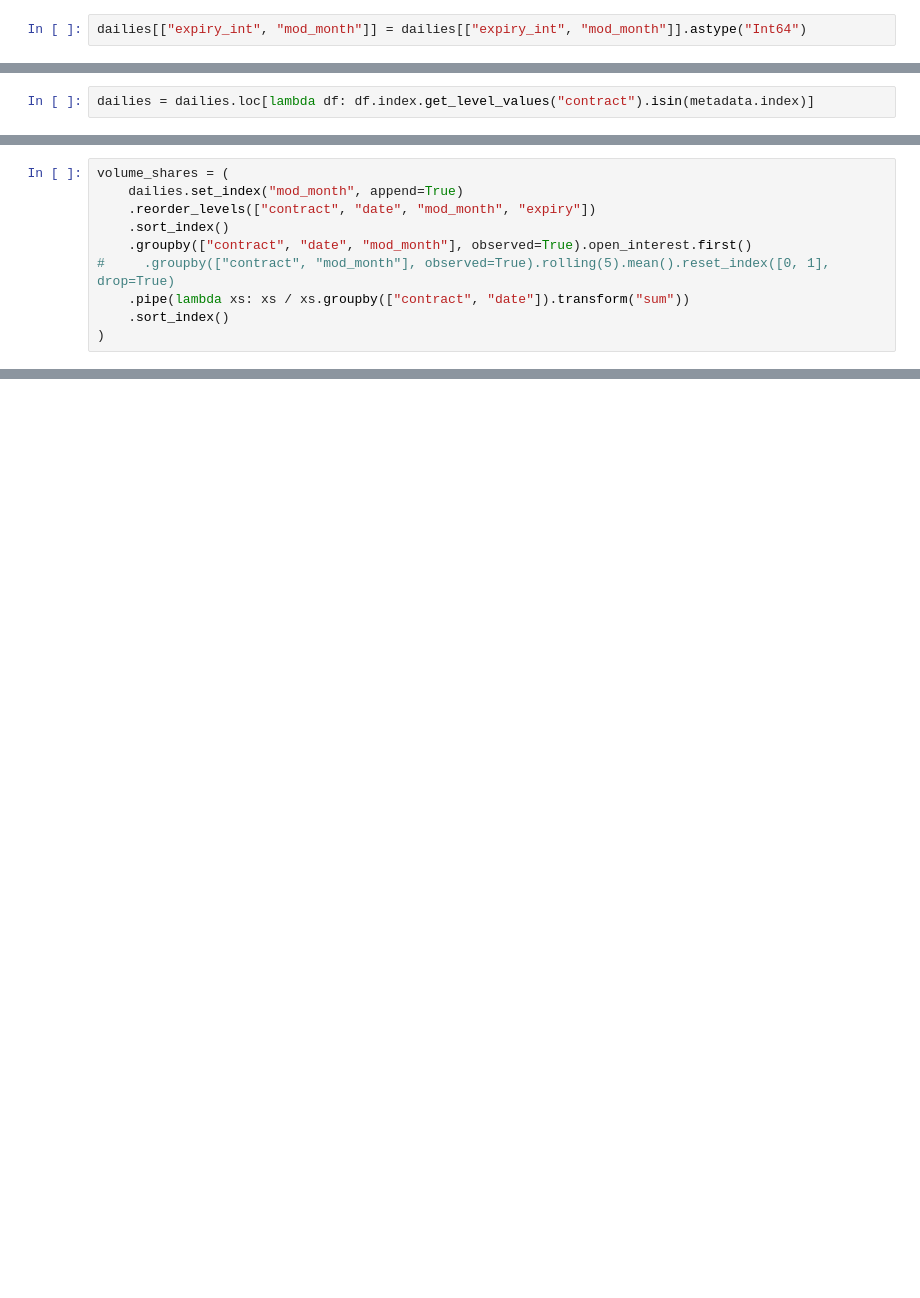
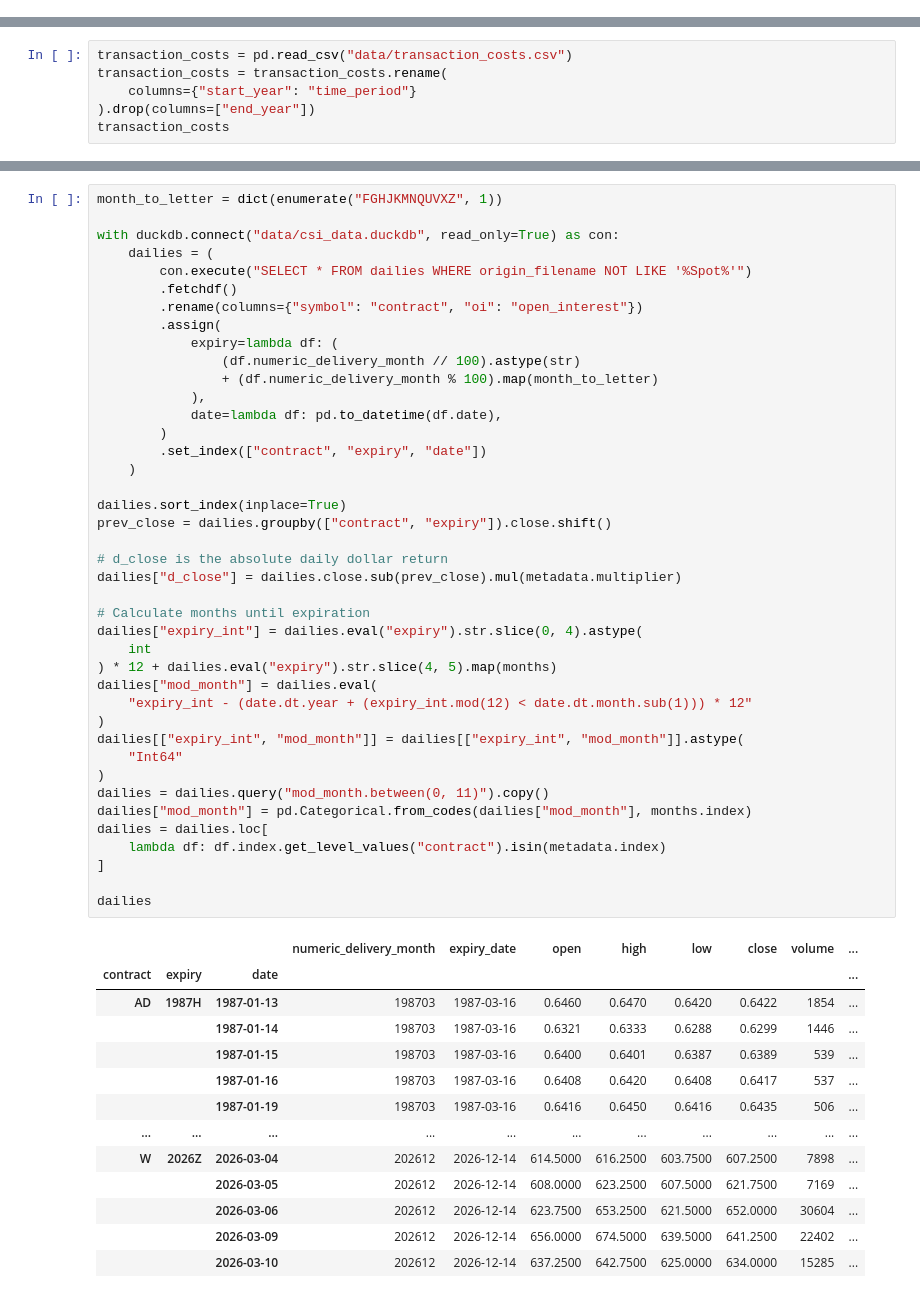
Before and after one commit to chiaolun/trend_following, a Jupyter notebook: analysis.ipynb, the cells around one changed output, grey strips where cells are left out. Cells and saved outputs as stored; diff of their text form; blank space fills up the shorter version.

```diff
--- a/analysis.ipynb
+++ b/analysis.ipynb
@@ -153,2 +0,0 @@ dailies["mod_month"] = dailies.eval(
-# %%
-dailies[["expiry_int", "mod_month"]] = dailies[["expiry_int", "mod_month"]].astype("Int64")
@@ -159,2 +0,0 @@ dailies["mod_month"] = pd.Categorical.from_codes(dailies["mod_month"], months.in
-# %%
-dailies = dailies.loc[lambda df: df.index.get_level_values("contract").isin(metadata.index)]
@@ -254,10 +0,0 @@ with PdfPages('reports/expiry_volumes.pdf') as pdf:
-# %%
-volume_shares = (
-    dailies.set_index("mod_month", append=True)
-    .reorder_levels(["contract", "date", "mod_month", "expiry"])
-    .sort_index()
-    .groupby(["contract", "date", "mod_month"], observed=True).open_interest.first()
-#     .groupby(["contract", "mod_month"], observed=True).rolling(5).mean().reset_index([0, 1], drop=True)
-    .pipe(lambda xs: xs / xs.groupby(["contract", "date"]).transform("sum"))
-    .sort_index()
-)
@@ -795,0 +25,6 @@ dtype: float64
+# %%
+transaction_costs = pd.read_csv("data/transaction_costs.csv")
+transaction_costs = transaction_costs.rename(
+    columns={"start_year": "time_period"}
+).drop(columns=["end_year"])
+transaction_costs
@@ -795,0 +161,55 @@ dtype: float64
+# %%
+month_to_letter = dict(enumerate("FGHJKMNQUVXZ", 1))
+
+with duckdb.connect("data/csi_data.duckdb", read_only=True) as con:
+    dailies = (
+        con.execute("SELECT * FROM dailies WHERE origin_filename NOT LIKE '%Spot%'")
+        .fetchdf()
+        .rename(columns={"symbol": "contract", "oi": "open_interest"})
+        .assign(
+            expiry=lambda df: (
+                (df.numeric_delivery_month // 100).astype(str)
+                + (df.numeric_delivery_month % 100).map(month_to_letter)
+            ),
+            date=lambda df: pd.to_datetime(df.date),
+        )
+        .set_index(["contract", "expiry", "date"])
+    )
+
+dailies.sort_index(inplace=True)
+prev_close = dailies.groupby(["contract", "expiry"]).close.shift()
+
+# d_close is the absolute daily dollar return
+dailies["d_close"] = dailies.close.sub(prev_close).mul(metadata.multiplier)
+
+# Calculate months until expiration
+dailies["expiry_int"] = dailies.eval("expiry").str.slice(0, 4).astype(
+    int
+) * 12 + dailies.eval("expiry").str.slice(4, 5).map(months)
+dailies["mod_month"] = dailies.eval(
+    "expiry_int - (date.dt.year + (expiry_int.mod(12) < date.dt.month.sub(1))) * 12"
+)
+dailies[["expiry_int", "mod_month"]] = dailies[["expiry_int", "mod_month"]].astype(
+    "Int64"
+)
+dailies = dailies.query("mod_month.between(0, 11)").copy()
+dailies["mod_month"] = pd.Categorical.from_codes(dailies["mod_month"], months.index)
+dailies = dailies.loc[
+    lambda df: df.index.get_level_values("contract").isin(metadata.index)
+]
+
+dailies
+# %% [output]
+|  |  |  | numeric_delivery_month | expiry_date | open | high | low | close | volume | ... |
+| contract | expiry | date |  |  |  |  |  |  |  | ... |
+| AD | 1987H | 1987-01-13 | 198703 | 1987-03-16 | 0.6460 | 0.6470 | 0.6420 | 0.6422 | 1854 | ... |
+|  |  | 1987-01-14 | 198703 | 1987-03-16 | 0.6321 | 0.6333 | 0.6288 | 0.6299 | 1446 | ... |
+|  |  | 1987-01-15 | 198703 | 1987-03-16 | 0.6400 | 0.6401 | 0.6387 | 0.6389 | 539 | ... |
+|  |  | 1987-01-16 | 198703 | 1987-03-16 | 0.6408 | 0.6420 | 0.6408 | 0.6417 | 537 | ... |
+|  |  | 1987-01-19 | 198703 | 1987-03-16 | 0.6416 | 0.6450 | 0.6416 | 0.6435 | 506 | ... |
+| ... | ... | ... | ... | ... | ... | ... | ... | ... | ... | ... |
+| W | 2026Z | 2026-03-04 | 202612 | 2026-12-14 | 614.5000 | 616.2500 | 603.7500 | 607.2500 | 7898 | ... |
+|  |  | 2026-03-05 | 202612 | 2026-12-14 | 608.0000 | 623.2500 | 607.5000 | 621.7500 | 7169 | ... |
+|  |  | 2026-03-06 | 202612 | 2026-12-14 | 623.7500 | 653.2500 | 621.5000 | 652.0000 | 30604 | ... |
+|  |  | 2026-03-09 | 202612 | 2026-12-14 | 656.0000 | 674.5000 | 639.5000 | 641.2500 | 22402 | ... |
+|  |  | 2026-03-10 | 202612 | 2026-12-14 | 637.2500 | 642.7500 | 625.0000 | 634.0000 | 15285 | ... |
```
Also changed, not shown: parts of 118 cells of this notebook, 13 other files.
